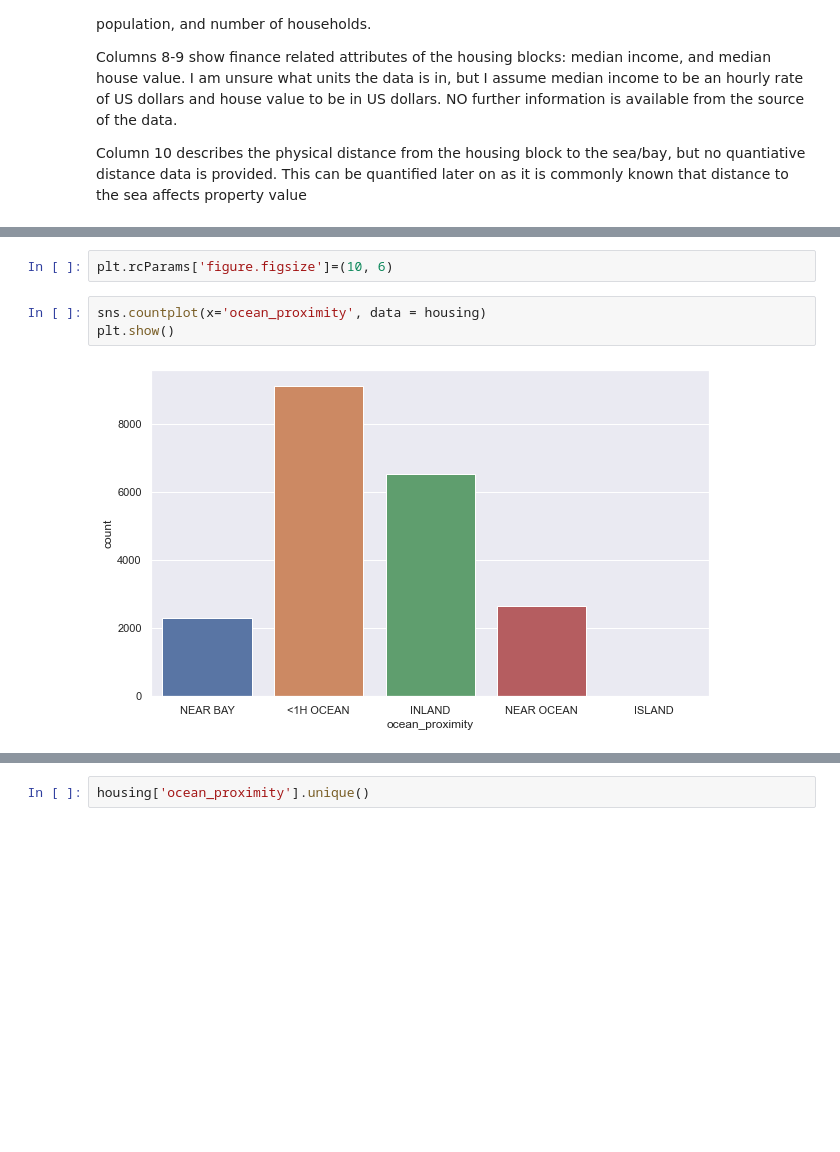
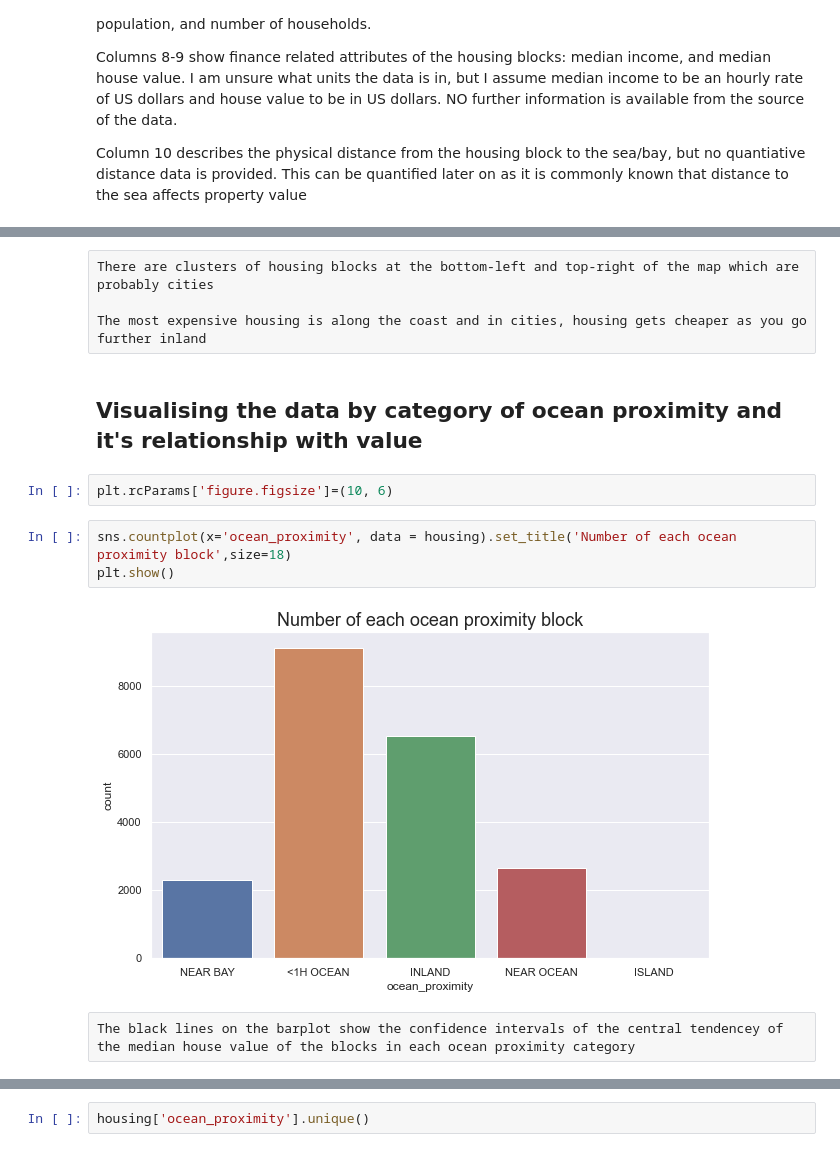
Before and after one commit to jerrold110/California-housing-price-regression, a Jupyter notebook: Data understanding I.ipynb, the cells around one changed output, grey strips where cells are left out. Drawn from its saved outputs; the diff is of its cells as text; blank space fills up the shorter version.

```diff
--- a/Data understanding I.ipynb
+++ b/Data understanding I.ipynb
@@ -133,8 +140,16 @@ plt.show()
+# %% [raw]
+There are clusters of housing blocks at the bottom-left and top-right of the map which are probably cities
+
+The most expensive housing is along the coast and in cities, housing gets cheaper as you go further inland
+# %% [markdown]
+## Visualising the data by category of ocean proximity and it's relationship with value
 # %%
 plt.rcParams['figure.figsize']=(10, 6)
 # %%
-sns.countplot(x='ocean_proximity', data = housing)
+sns.countplot(x='ocean_proximity', data = housing).set_title('Number of each ocean proximity block',size=18)
 plt.show()
 # %% [output]
-[figure, old version]
+[figure, new version]
+# %% [raw]
+The black lines on the barplot show the confidence intervals of the central tendencey of the median house value of the blocks in each ocean proximity category
 # %%
```
Also changed, not shown: parts of 19 cells of this notebook, 3 other files.
